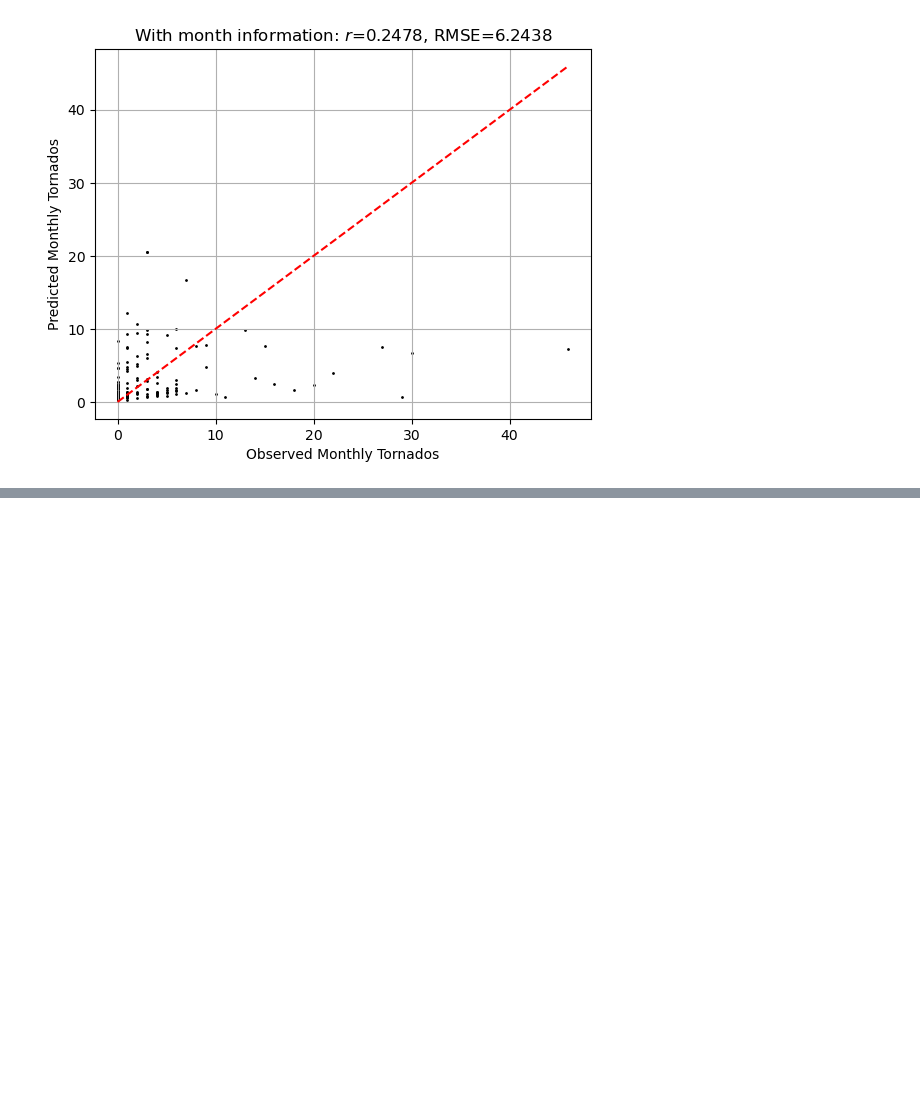
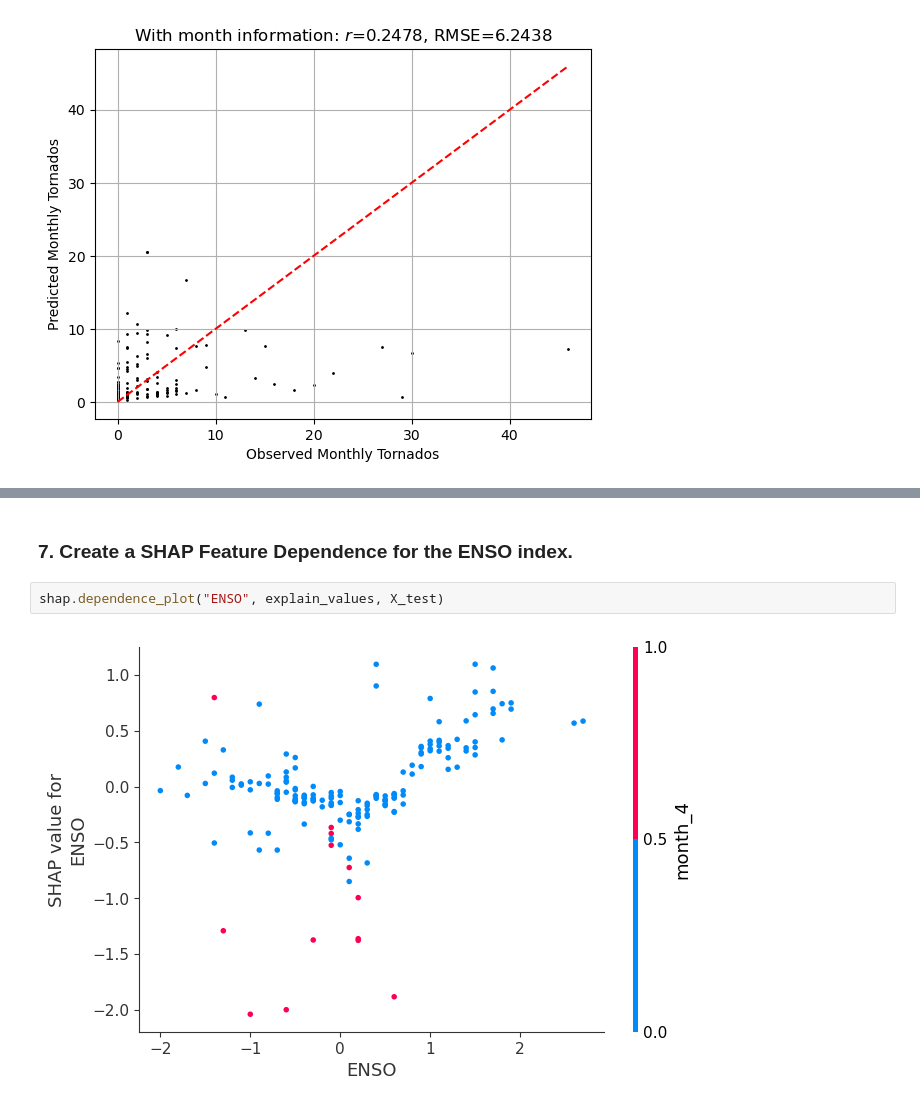
Before and after one commit to tangwhiap/ATMS-523-Module-6, a Jupyter notebook: HW6.ipynb, the cells around one changed output, grey strips where cells are left out. Drawn from its saved outputs; the diff is of its cells as text; blank space fills up the shorter version.

```diff
--- a/HW6.ipynb
+++ b/HW6.ipynb
@@ -161,0 +195,6 @@ plt.show()
+# %% [markdown]
+### 7. Create a SHAP Feature Dependence for the ENSO index.
+# %%
+shap.dependence_plot("ENSO", explain_values, X_test)
+# %% [output]
+[figure, added]
```
Also changed, not shown: parts of 13 cells of this notebook.
